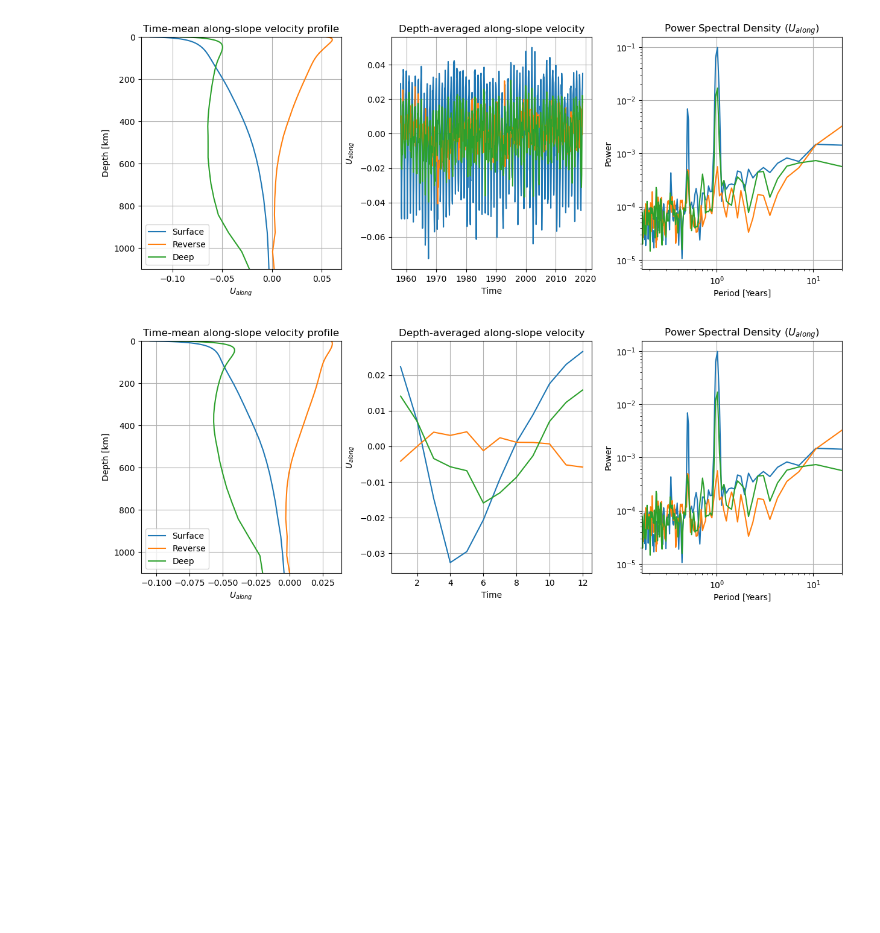
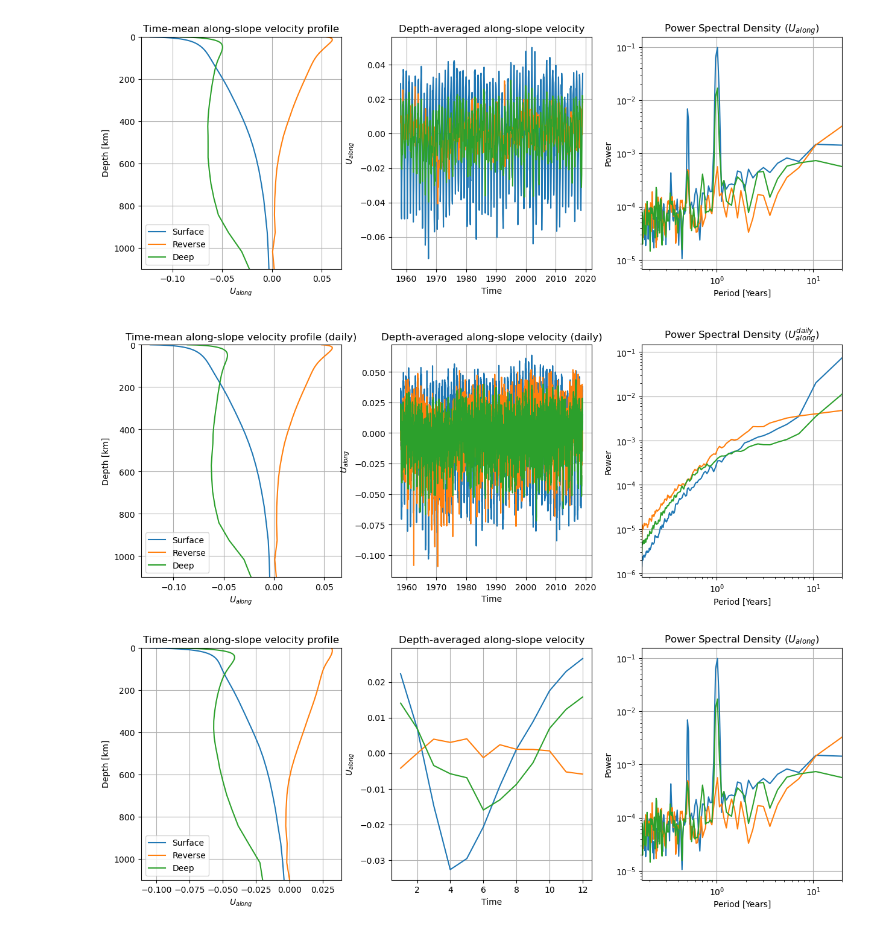
Before and after one commit to willaguiar/ASC_and_heat_transport, a Jupyter notebook: Jupyter/GMM_ASC_newfigs.ipynb, the cells around one changed output. Saved outputs shown, nothing was run; the diff lists cells and outputs as text; code cells hidden in the pictures; blank space fills up the shorter version.

```diff
--- a/Jupyter/GMM_ASC_newfigs.ipynb
+++ b/Jupyter/GMM_ASC_newfigs.ipynb
@@ -596,3 +586,47 @@ plt.show()
+# %%
+#for the daily data
+fig, axs = plt.subplots(nrows=1, ncols=3, figsize=(15,5))
+axs = axs.ravel()
+plt.subplots_adjust(hspace = 0.2, wspace=0.25)
+
+masked_u_alongday.isel(regime=0).mean('lon').mean('time').plot(ax=axs[0], y='depth', label = classes[0])
+masked_u_alongday.isel(regime=1).mean('lon').mean('time').plot(ax=axs[0], y='depth', label = classes[1])
+masked_u_alongday.isel(regime=2).mean('lon').mean('time').plot(ax=axs[0], y='depth', label = classes[2])
+
+(masked_u_alongday.isel(regime=0).mean('lon').mean('depth')-\
+ masked_u_alongday.isel(regime=0).mean('lon').mean('depth').mean('time')).plot(ax=axs[1], label = classes[0])
+(masked_u_alongday.isel(regime=1).mean('lon').mean('depth')-\
+ masked_u_alongday.isel(regime=1).mean('lon').mean('depth').mean('time')).plot(ax=axs[1], label = classes[1])
+(masked_u_alongday.isel(regime=2).mean('lon').mean('depth')-\
+ masked_u_alongday.isel(regime=2).mean('lon').mean('depth').mean('time')).plot(ax=axs[1], label = classes[2])
+
+for j in range(3):
+    # Compute the power spectral density
+    frequencies, psd = signal.welch(masked_u_alongday.isel(regime=j).mean('lon').mean('depth').values, fs=1)
+    axs[2].loglog(1/frequencies/12, psd, label = classes[j])
+
+axs[0].invert_yaxis()
+axs[0].grid()
+axs[0].set_title('Time-mean along-slope velocity profile (daily)')
+axs[0].legend()
+axs[0].set_ylim(1100,0)
+axs[0].set_ylabel('Depth [km]')
+axs[0].set_xlabel('$U_{along}$')
+
+axs[1].grid()
+axs[1].set_title('Depth-averaged along-slope velocity (daily)')
+axs[1].set_xlabel('Time')
+axs[1].set_ylabel('$U_{along}$')
+
+axs[2].set_title('Power Spectral Density ($U_{along}^{daily}$)')
+axs[2].set_xlabel('Period [Years]')
+axs[2].set_ylabel('Power')
+axs[2].set_xlim(2/12,20)
+axs[2].grid()
+# plt.savefig('/g/data/e14/txs156/Analysis/ACCESS-OM2/Clustering/ASC_and_heat_transport/Figures/U_along_masked_clusters.png', dpi=300, bbox_inches='tight')
+plt.show()
+# %% [output]
+[figure, added]
 # %%
 fig, axs = plt.subplots(nrows=1, ncols=3, figsize=(15,5))
 axs = axs.ravel()
```
Also changed, not shown: parts of 29 cells of this notebook.
